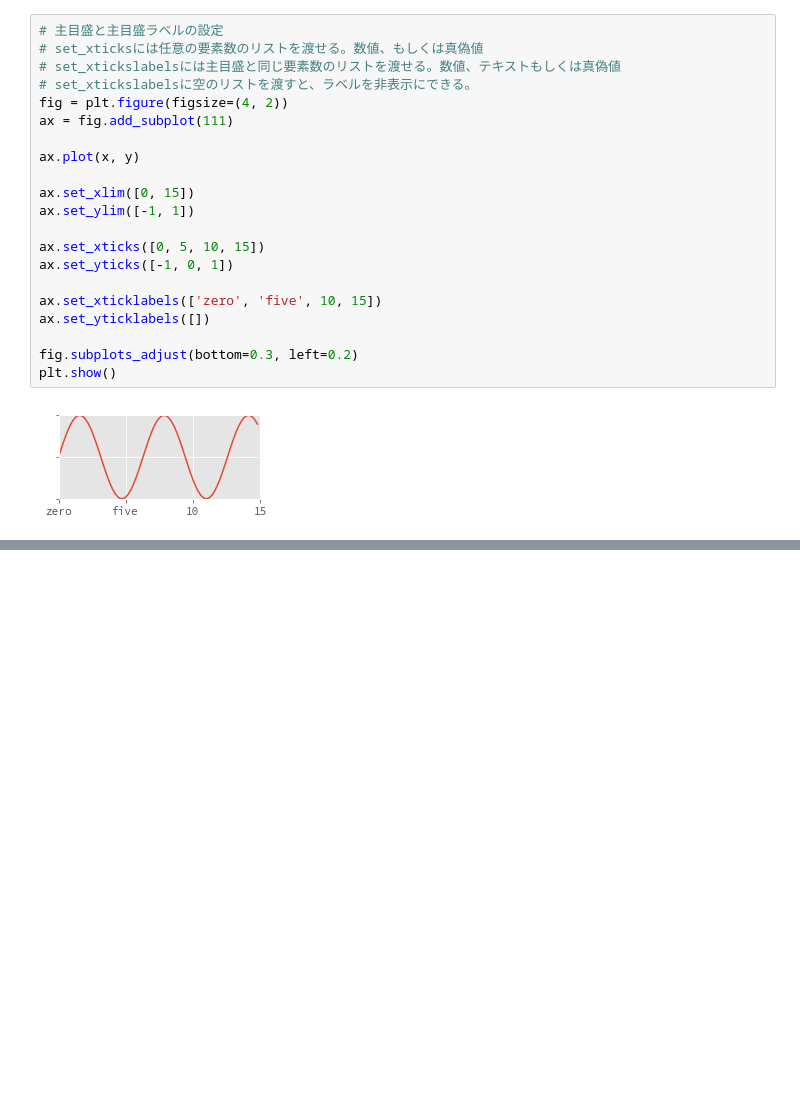
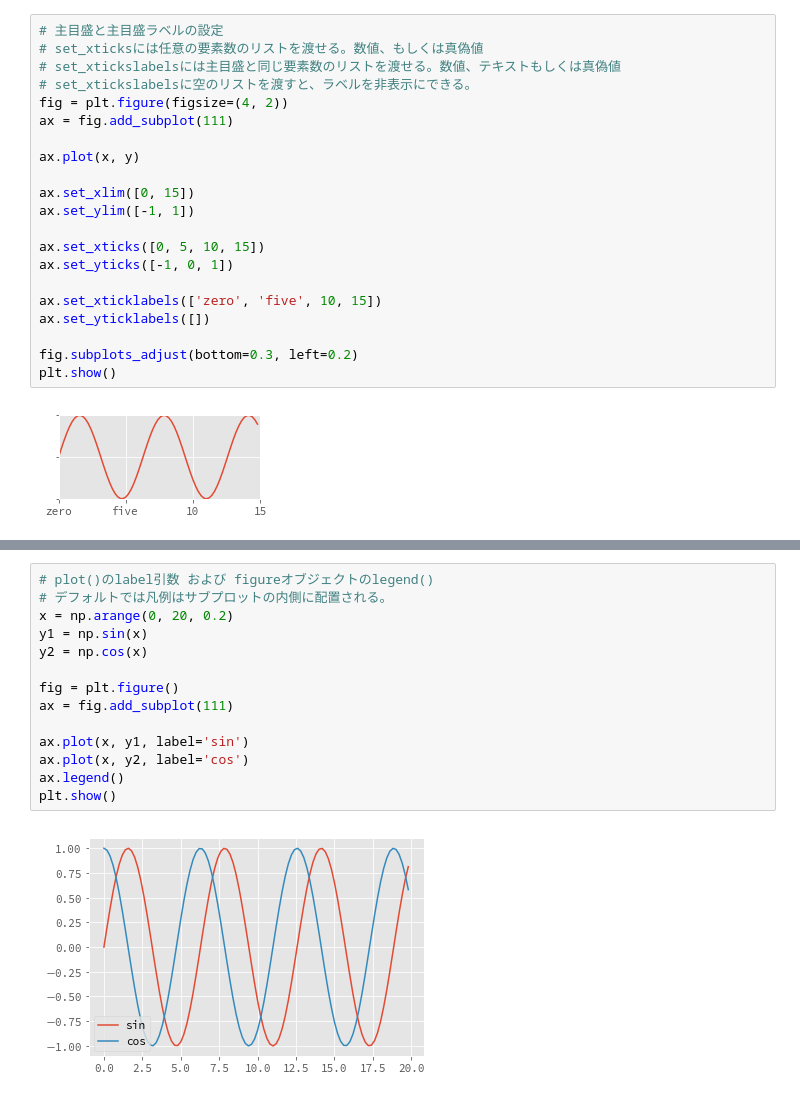
Before and after one commit to ikki02/Python, a Jupyter notebook: JupyterNotebook - Matplotlib/Matplotlib2.ipynb, the cells around one changed output, grey strips where cells are left out. Saved outputs shown, nothing was run; the diff lists cells and outputs as text; blank space fills up the shorter version.

```diff
--- a/JupyterNotebook - Matplotlib/Matplotlib2.ipynb
+++ b/JupyterNotebook - Matplotlib/Matplotlib2.ipynb
@@ -733,0 +829,16 @@ plt.show()
+# %%
+# plot()のlabel引数 および figureオブジェクトのlegend()
+# デフォルトでは凡例はサブプロットの内側に配置される。
+x = np.arange(0, 20, 0.2)
+y1 = np.sin(x)
+y2 = np.cos(x)
+
+fig = plt.figure()
+ax = fig.add_subplot(111)
+
+ax.plot(x, y1, label='sin')
+ax.plot(x, y2, label='cos')
+ax.legend()
+plt.show()
+# %% [output]
+[figure, added]
```
Also changed, not shown: parts of 13 cells of this notebook, 2 other files.
